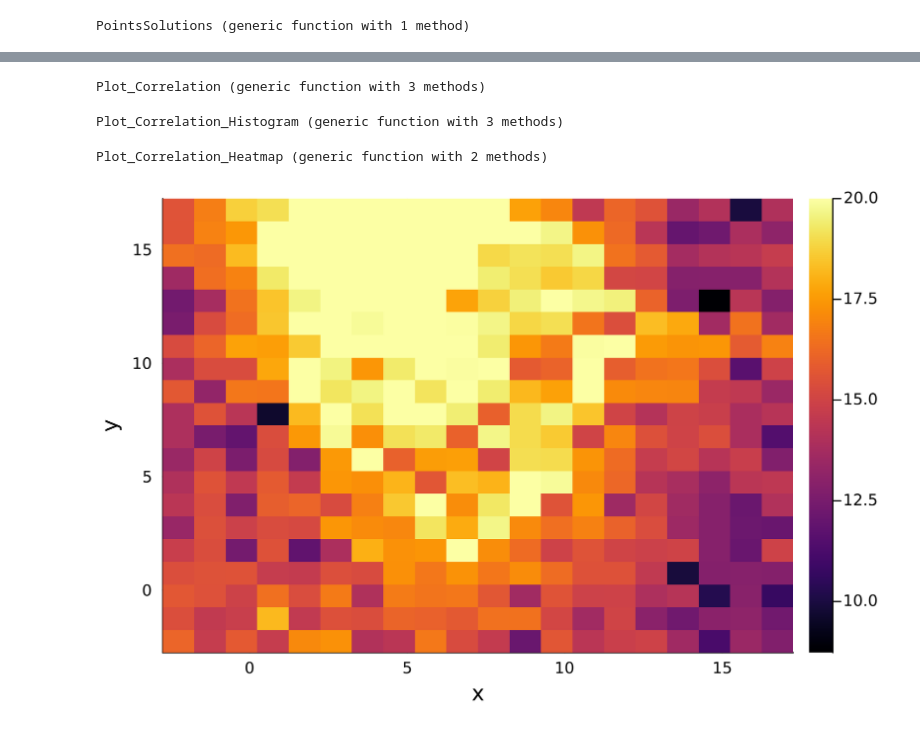
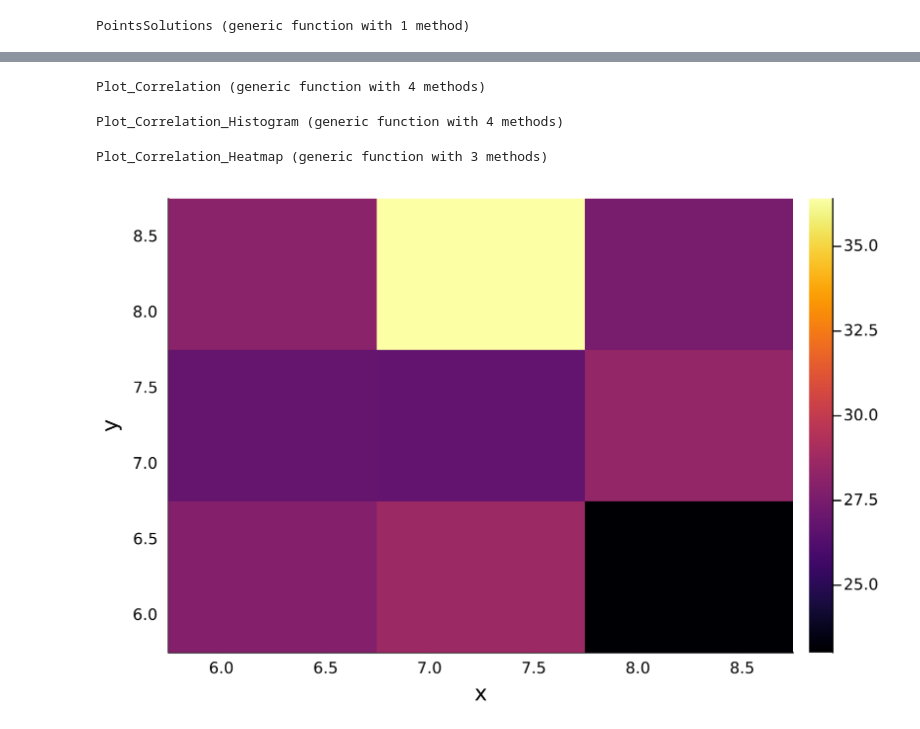
Before and after one commit to eiralarsson/Lorentz-System-Degree-Project, a Jupyter notebook: Numerical-Solvers/correlation.ipynb, the cells around one changed output, grey strips where cells are left out. Saved outputs shown, nothing was run; the diff lists cells and outputs as text; code cells hidden in the pictures.

Commit message:
fixing functions

```diff
--- a/Numerical-Solvers/correlation.ipynb
+++ b/Numerical-Solvers/correlation.ipynb
@@ -43,26 +46,26 @@ CorrelationMatrix_TwoSolvers (generic function with 1 method)
 # %%
-function Plot_Correlation(Δt,time,inital_vals,p, Solver1, Solver2)
+function Plot_Correlation(Δt1, Δt2, time,inital_vals,p, Solver1, Solver2)
 
     plt=plot()
     for x̄₀ in eachcol(inital_vals)
         tsteps = Int(time/Δt)
-        correlation = CorrelationMatrix_TwoSolvers(p, Δt, tsteps, x̄₀, Solver1, Solver2)
+        correlation = CorrelationMatrix_TwoSolvers(p, Δt1, Δt2, tsteps, x̄₀, Solver1, Solver2)
         plot!(plt,range(0,stop=time-Δt,step=Δt),correlation,label="x₀ = $x̄₀")
     end
     display(plt)
 
 end
 # %% [output]
-Plot_Correlation (generic function with 3 methods)
+Plot_Correlation (generic function with 4 methods)
 # %%
-function Plot_Correlation_Histogram(Δt, time, inital_vals, p, Solver1, Solver2)
+function Plot_Correlation_Histogram(Δt1, Δt2, time, inital_vals, p, Solver1, Solver2)
     # Plots a histogram of the time it takes for the correlation between Solver1 and Solver2 to reach 0.5
 
     correlations=zeros(length(inital_vals[1,:]))
     j=1
     for x̄₀ in eachcol(inital_vals)
-        tsteps = Int(time/Δt)
-        correlation = CorrelationMatrix_TwoSolvers(p, Δt, tsteps, x̄₀, Solver1, Solver2)
+        tsteps = Int(time/Δt1)
+        correlation = CorrelationMatrix_TwoSolvers(p, Δt1, Δt2, time, x̄₀, Solver1, Solver2)
         i=1
         while correlation[i] > 0.5 && i<tsteps
             i+=1
@@ -74,16 +77,16 @@ function Plot_Correlation_Histogram(Δt, time, inital_vals, p, Solver1, Solver2)
 
 end
 # %% [output]
-Plot_Correlation_Histogram (generic function with 3 methods)
+Plot_Correlation_Histogram (generic function with 4 methods)
 # %%
-function Plot_Correlation_Heatmap(Δt, time,x̄₀,nr_of_initial_vals,p,Solver1,Solver2)
+function Plot_Correlation_Heatmap(Δt1, Δt2, time,x̄₀,nr_of_initial_vals,p,Solver1,Solver2)
     correlations=zeros(nr_of_initial_vals,nr_of_initial_vals)
     for m = 1:nr_of_initial_vals
         for n = 1:nr_of_initial_vals
 
             x̄ = x̄₀+[m-nr_of_initial_vals/2;n-nr_of_initial_vals/2;0]
-            tsteps = Int(time/Δt)
-            correlation = CorrelationMatrix_TwoSolvers(p, Δt, tsteps, x̄, Solver1, Solver2)
+            tsteps = Int(time/Δt1)
+            correlation = CorrelationMatrix_TwoSolvers(p, Δt1, Δt2,tsteps, x̄, Solver1, Solver2)
 
             i=1
             while correlation[i] > 0.5 && i<tsteps
@@ -97,7 +100,7 @@ function Plot_Correlation_Heatmap(Δt, time,x̄₀,nr_of_initial_vals,p,Solver1,
     heatmap((x̄₀[1]-nr_of_initial_vals/2):(x̄₀[1]+nr_of_initial_vals/2)-1,(x̄₀[2]-nr_of_initial_vals/2):(x̄₀[2]+nr_of_initial_vals/2)-1,correlations,xlabel="x",ylabel="y",zlabel="correlation time",dpi=300)
 end
 # %% [output]
-Plot_Correlation_Heatmap (generic function with 2 methods)
+Plot_Correlation_Heatmap (generic function with 3 methods)
 # %%
 ## parameter values
 θ = 10.0; β = 8/3; μ = 28
@@ -117,4 +131,4 @@ end
 # %%
-Plot_Correlation_Heatmap(Δt,20,x̄₀,20,p, RK4, RadauIIA5)
+Plot_Correlation_Heatmap(Δt,Δt/2,40,x̄₀,3,p, Rodas5, Rodas5)
 # %% [output]
-[figure, old version]
+[figure, new version]
```
Also changed, not shown: parts of 2 cells of this notebook, 5 other files.
